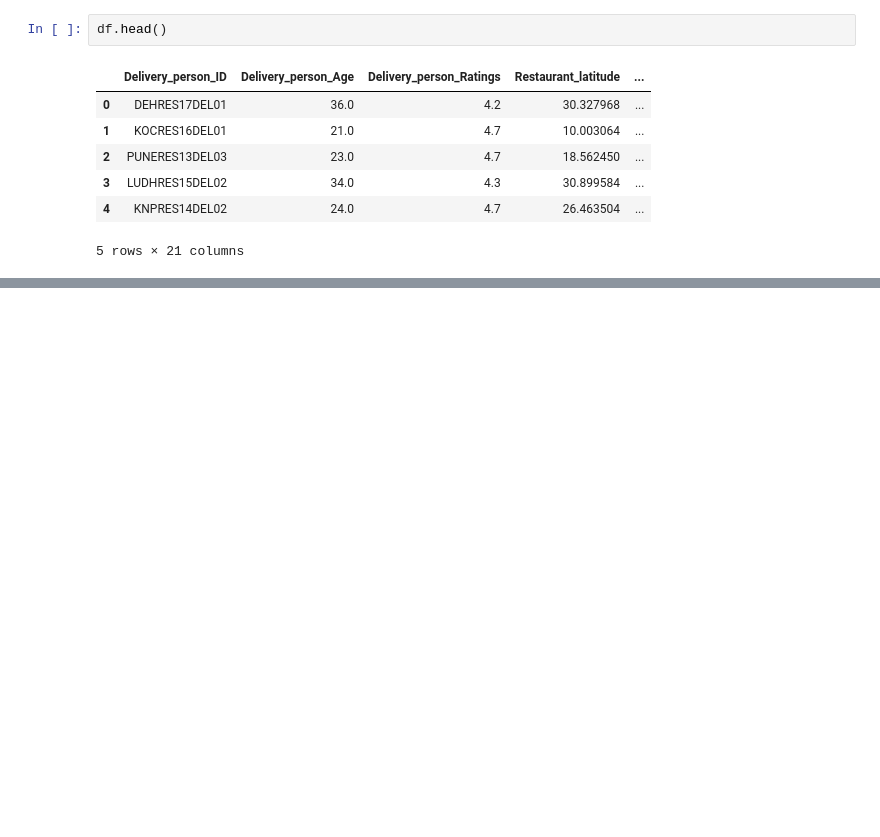
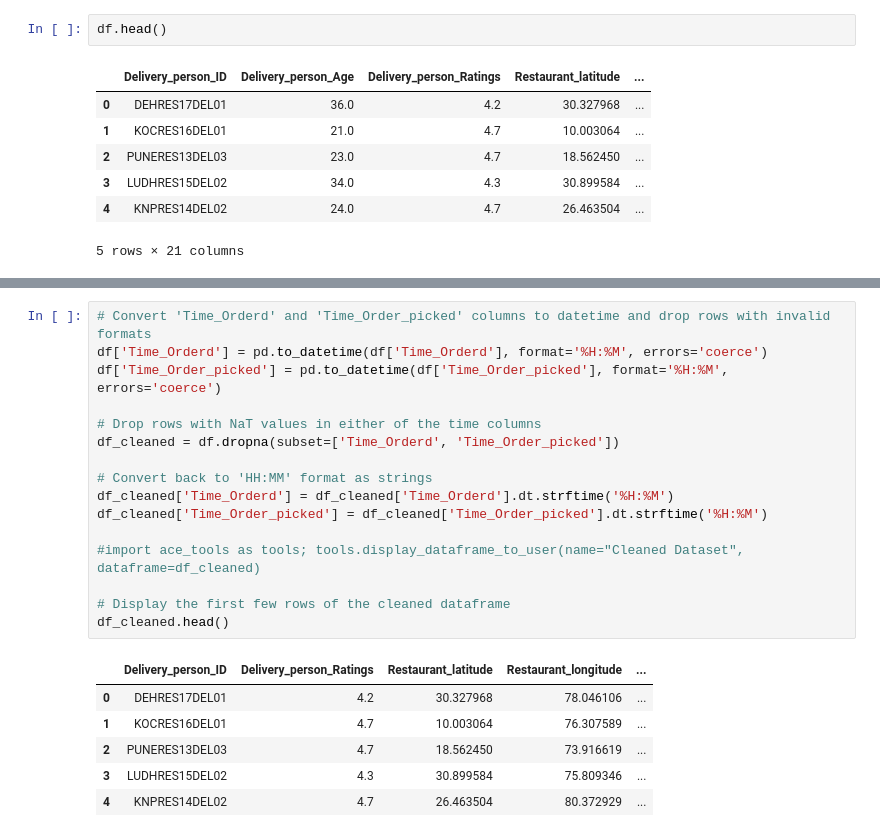
Before and after one commit to veyselaytekin1/Delivery-Time-Predictor-Machine-Learning-, a Jupyter notebook: Jupyter_Notebooks/delivery_time_predictor1.ipynb, the cells around one changed output, grey strips where cells are left out. Drawn from its saved outputs; the diff is of its cells as text; blank space fills up the shorter version.

```diff
--- a/Jupyter_Notebooks/delivery_time_predictor1.ipynb
+++ b/Jupyter_Notebooks/delivery_time_predictor1.ipynb
@@ -135,0 +104,23 @@ df.head()
+# %%
+# Convert 'Time_Orderd' and 'Time_Order_picked' columns to datetime and drop rows with invalid formats
+df['Time_Orderd'] = pd.to_datetime(df['Time_Orderd'], format='%H:%M', errors='coerce')
+df['Time_Order_picked'] = pd.to_datetime(df['Time_Order_picked'], format='%H:%M', errors='coerce')
+
+# Drop rows with NaT values in either of the time columns
+df_cleaned = df.dropna(subset=['Time_Orderd', 'Time_Order_picked'])
+
+# Convert back to 'HH:MM' format as strings
+df_cleaned['Time_Orderd'] = df_cleaned['Time_Orderd'].dt.strftime('%H:%M')
+df_cleaned['Time_Order_picked'] = df_cleaned['Time_Order_picked'].dt.strftime('%H:%M')
+
+#import ace_tools as tools; tools.display_dataframe_to_user(name="Cleaned Dataset", dataframe=df_cleaned)
+
+# Display the first few rows of the cleaned dataframe
+df_cleaned.head()
+# %% [output]
+|  | Delivery_person_ID | Delivery_person_Ratings | Restaurant_latitude | Restaurant_longitude | ... |
+| 0 | DEHRES17DEL01 | 4.2 | 30.327968 | 78.046106 | ... |
+| 1 | KOCRES16DEL01 | 4.7 | 10.003064 | 76.307589 | ... |
+| 2 | PUNERES13DEL03 | 4.7 | 18.562450 | 73.916619 | ... |
+| 3 | LUDHRES15DEL02 | 4.3 | 30.899584 | 75.809346 | ... |
+| 4 | KNPRES14DEL02 | 4.7 | 26.463504 | 80.372929 | ... |
```
Also changed, not shown: parts of 27 cells of this notebook, 3 other files.
